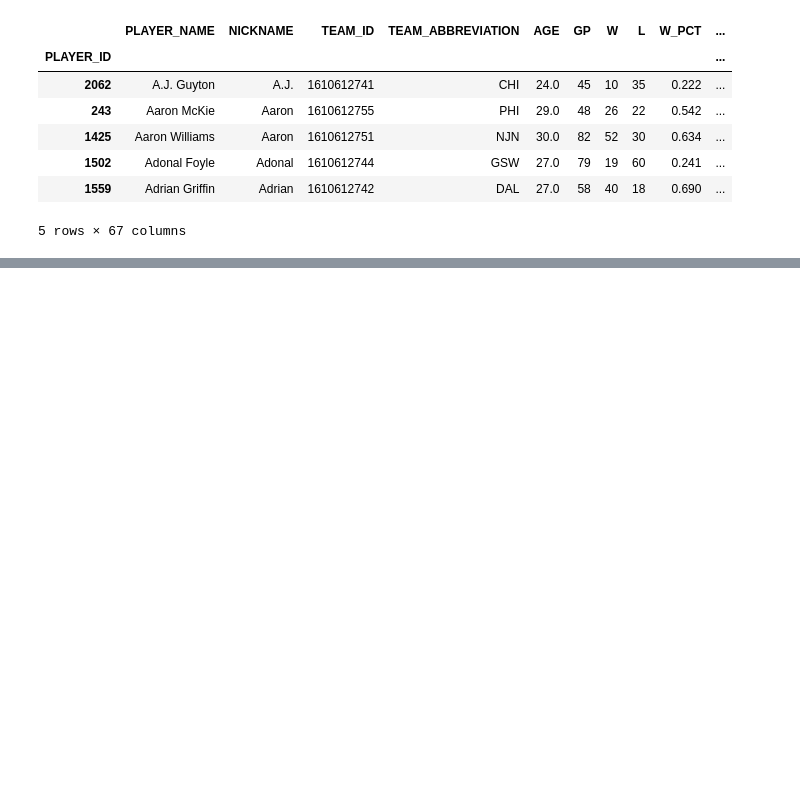
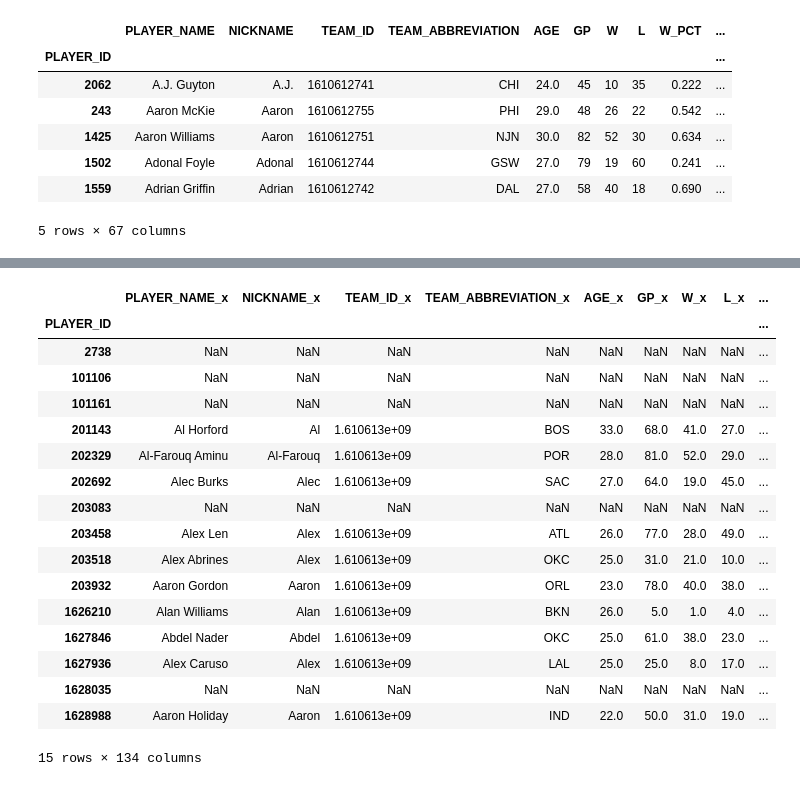
Before and after one commit to vykuang/nba-stats-streamlit, a Jupyter notebook: notebooks/leaguedash.ipynb, the cells around one changed output, grey strips where cells are left out. Saved outputs shown, nothing was run; the diff lists cells and outputs as text; code cells hidden in the pictures; blank space fills up the shorter version.

```diff
--- a/notebooks/leaguedash.ipynb
+++ b/notebooks/leaguedash.ipynb
@@ -186,0 +190,17 @@ df_some_recs
+# %%
+from pathlib import Path
+import pickle
+
+data_path = Path("../data/")
+season = "2018-19"
+reg_pkl = data_path / f"leaguedash_regular_{season}.pkl"
+post_pkl = data_path / f"leaguedash_playoffs_{season}.pkl"
+
+with open(reg_pkl, "rb") as reg_file, open(post_pkl, "rb") as post_file:
+    reg_json = pickle.load(reg_file)
+    post_json = pickle.load(post_file)
+# %%
+import pandas as pd
+
+reg_df = pd.DataFrame.from_dict(reg_json).set_index("PLAYER_ID")
+post_df = pd.DataFrame.from_dict(post_json).set_index("PLAYER_ID")
@@ -186,0 +239,35 @@ df_some_recs
+# %%
+# testing merging using player_id
+foo = reg_df.head(10)
+
+bar = post_df.head(10)
+baz = pd.merge(
+    left=foo,
+    right=bar,
+    how="outer",
+    left_index=True,
+    right_index=True,
+    # left_on=foo.columns,
+    # right_index=True,
+    # validate="many_to_one"
+)
+baz
+# %% [output]
+|  | PLAYER_NAME_x | NICKNAME_x | TEAM_ID_x | TEAM_ABBREVIATION_x | AGE_x | GP_x | W_x | L_x | ... |
+| PLAYER_ID |  |  |  |  |  |  |  |  | ... |
+| 2738 | NaN | NaN | NaN | NaN | NaN | NaN | NaN | NaN | ... |
+| 101106 | NaN | NaN | NaN | NaN | NaN | NaN | NaN | NaN | ... |
+| 101161 | NaN | NaN | NaN | NaN | NaN | NaN | NaN | NaN | ... |
+| 201143 | Al Horford | Al | 1.610613e+09 | BOS | 33.0 | 68.0 | 41.0 | 27.0 | ... |
+| 202329 | Al-Farouq Aminu | Al-Farouq | 1.610613e+09 | POR | 28.0 | 81.0 | 52.0 | 29.0 | ... |
+| 202692 | Alec Burks | Alec | 1.610613e+09 | SAC | 27.0 | 64.0 | 19.0 | 45.0 | ... |
+| 203083 | NaN | NaN | NaN | NaN | NaN | NaN | NaN | NaN | ... |
+| 203458 | Alex Len | Alex | 1.610613e+09 | ATL | 26.0 | 77.0 | 28.0 | 49.0 | ... |
+| 203518 | Alex Abrines | Alex | 1.610613e+09 | OKC | 25.0 | 31.0 | 21.0 | 10.0 | ... |
+| 203932 | Aaron Gordon | Aaron | 1.610613e+09 | ORL | 23.0 | 78.0 | 40.0 | 38.0 | ... |
+| 1626210 | Alan Williams | Alan | 1.610613e+09 | BKN | 26.0 | 5.0 | 1.0 | 4.0 | ... |
+| 1627846 | Abdel Nader | Abdel | 1.610613e+09 | OKC | 25.0 | 61.0 | 38.0 | 23.0 | ... |
+| 1627936 | Alex Caruso | Alex | 1.610613e+09 | LAL | 25.0 | 25.0 | 8.0 | 17.0 | ... |
+| 1628035 | NaN | NaN | NaN | NaN | NaN | NaN | NaN | NaN | ... |
+| 1628988 | Aaron Holiday | Aaron | 1.610613e+09 | IND | 22.0 | 50.0 | 31.0 | 19.0 | ... |
+15 rows × 134 columns
```
Also changed, not shown: parts of 5 cells of this notebook, 4 other files.
